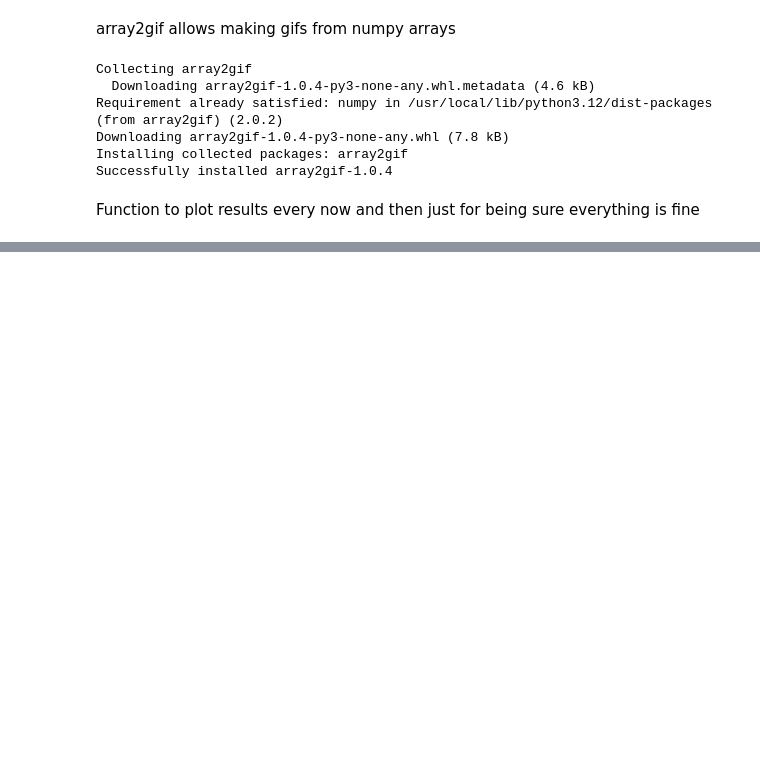
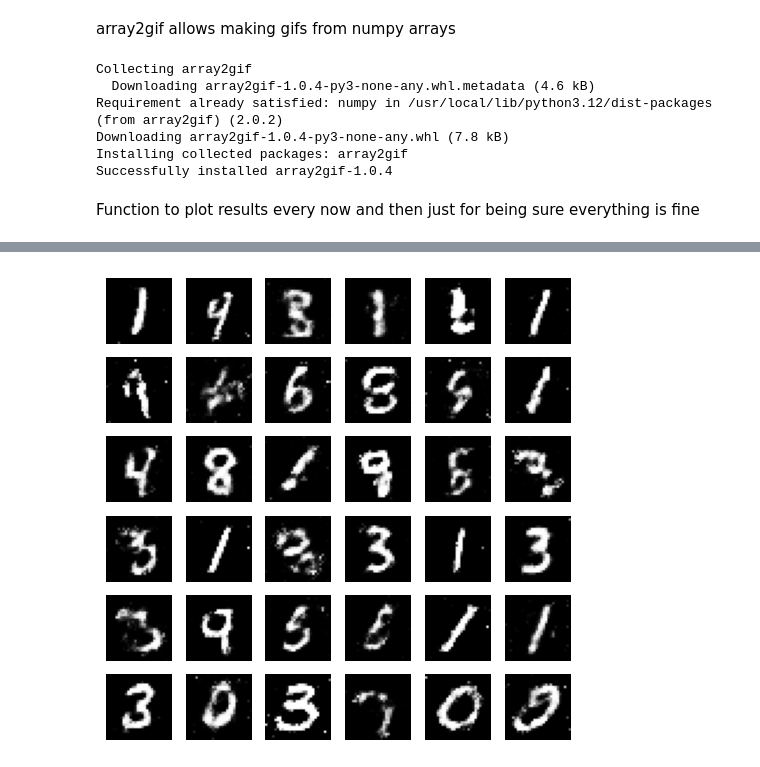
Before and after one commit to RicardoVillena/Base-de-datos, a Jupyter notebook: networks/VanillaGAN/GAN.ipynb, the cells around one changed output, grey strips where cells are left out. Drawn from its saved outputs; the diff is of its cells as text; code cells hidden in the pictures; blank space fills up the shorter version.

```diff
--- a/networks/VanillaGAN/GAN.ipynb
+++ b/networks/VanillaGAN/GAN.ipynb
@@ -218,0 +219,24 @@ Epoch [87/300], Step [200/468], d_loss: 0.4689, g_loss: 2.3979, D(x): 0.86, D(G(
+# %%
+# Generar nuevas imágenes después del entrenamiento
+import matplotlib.pyplot as plt
+import numpy as np
+
+# Tomar 36 vectores aleatorios del espacio latente
+latent = torch.randn(36, 100).to('cuda')
+
+# Generar imágenes
+with torch.no_grad():
+    generated = generator(latent).cpu()
+
+# Convertir a numpy y visualizar
+images = generated.detach().numpy()
+rowcols = int(np.sqrt(36))
+
+plt.figure(figsize=(rowcols, rowcols))
+for index in range(36):
+    plt.subplot(rowcols, rowcols, index + 1)
+    plt.imshow(images[index, 0, :, :], cmap="gray")
+    plt.axis("off")
+plt.show()
+# %% [output]
+[figure, added]
```
Also changed, not shown: parts of 1 cell of this notebook.
